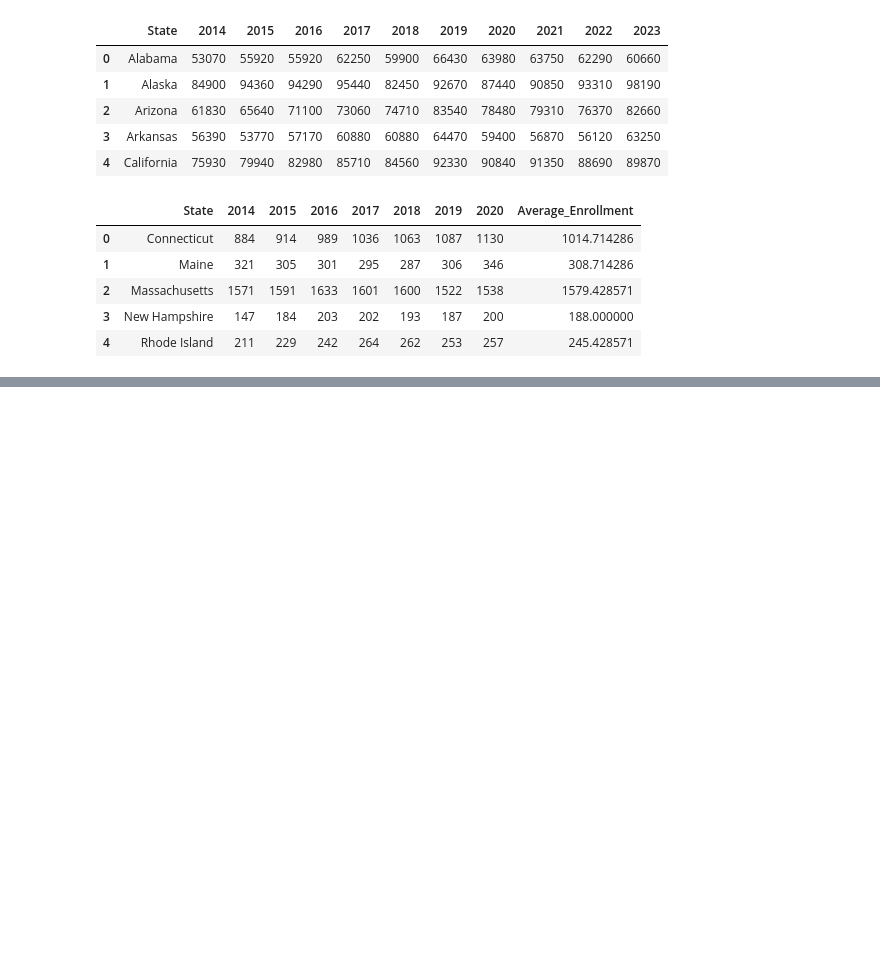
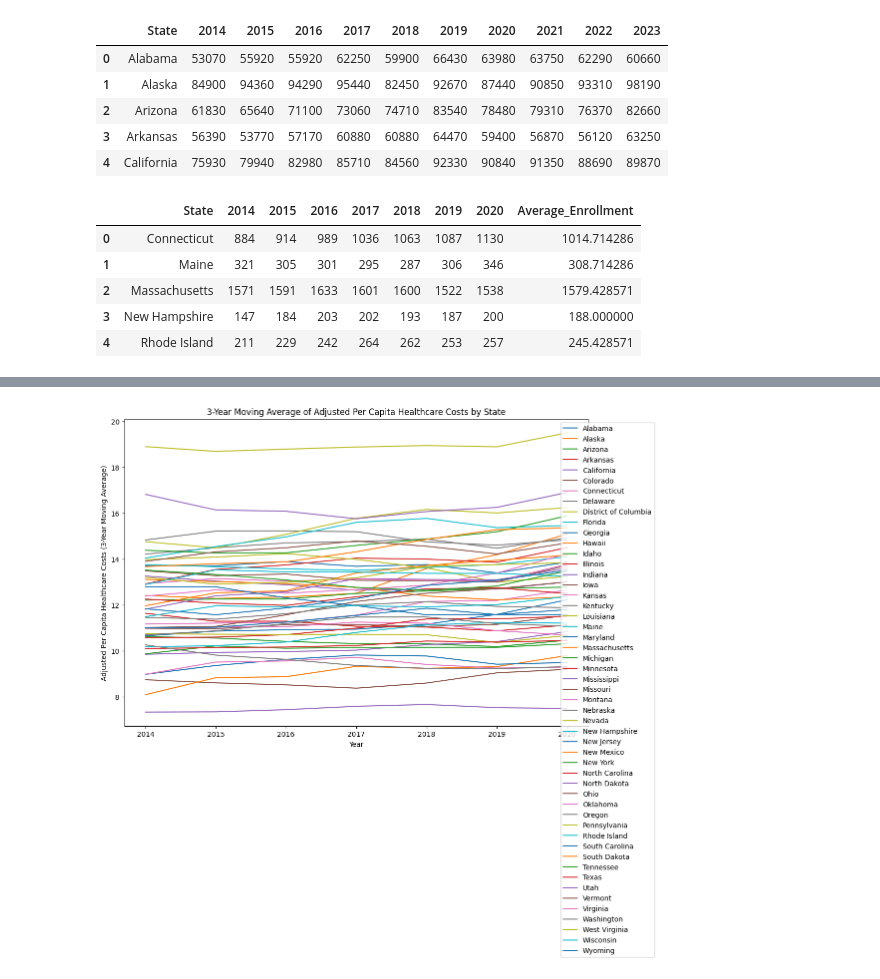
Before and after one commit to anajonicholson/DS4002-Project2, a Jupyter notebook: SCRIPTS/healthcare_analysis.ipynb, the cells around one changed output, grey strips where cells are left out. Saved outputs shown, nothing was run; the diff lists cells and outputs as text; code cells hidden in the pictures; blank space fills up the shorter version.

Commit message:
drafted completed analysis using ARIMA

```diff
--- a/SCRIPTS/healthcare_analysis.ipynb
+++ b/SCRIPTS/healthcare_analysis.ipynb
@@ -78,0 +101,19 @@ cost_over_salary
+# %%
+# ARIMA analysis
+# perform moving average analysis on average healthcare cost
+
+# Reshape the DataFrame from wide to long format
+cost_over_salary_long = cost_over_salary.melt(id_vars=["State"], var_name="Year", value_name="Adjusted_Per_Capita_Healthcare")
+cost_over_salary_long["Year"] = cost_over_salary_long["Year"].astype(int)  # Convert Year to integer for proper sorting
+
+# Calculate the 3-year moving average by state
+cost_over_salary_long['Moving_Avg'] = (
+    cost_over_salary_long.groupby('State')['Adjusted_Per_Capita_Healthcare']
+    .transform(lambda x: x.rolling(window=3, min_periods=1).mean())
+)
+
+# Display the transformed DataFrame to check if it's correct
+cost_over_salary_long.head()
+
+
+# TODO: perform analysis on enrollment numbers
@@ -78,0 +127,16 @@ cost_over_salary
+# %%
+plt.figure(figsize=(12, 8))
+for state in cost_over_salary_long['State'].unique():
+    state_data = cost_over_salary_long[cost_over_salary_long['State'] == state]
+    plt.plot(
+        state_data['Year'],
+        state_data['Moving_Avg'],
+        label=state
+    )
+plt.xlabel("Year")
+plt.ylabel("Adjusted Per Capita Healthcare Costs (3-Year Moving Average)")
+plt.legend(loc="upper right", bbox_to_anchor=(1.15, 1))
+plt.title("3-Year Moving Average of Adjusted Per Capita Healthcare Costs by State")
+plt.show()
+# %% [output]
+[figure, added]
```
Also changed, not shown: parts of 11 cells of this notebook.
